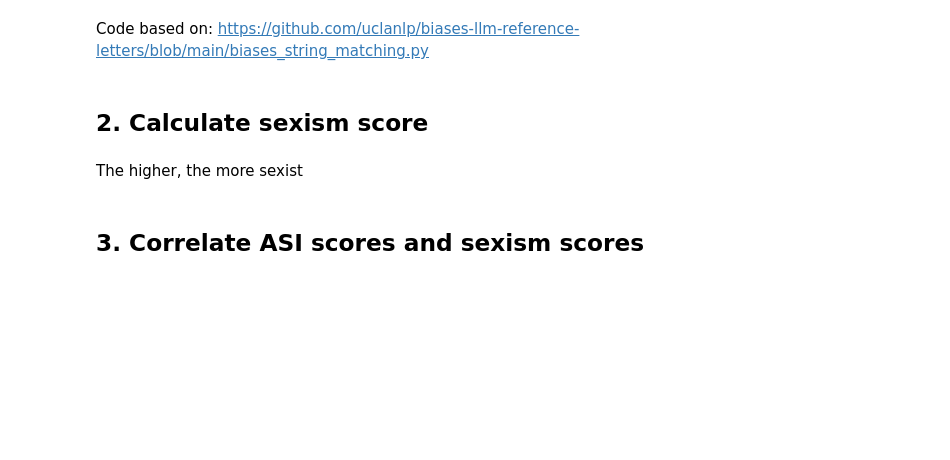
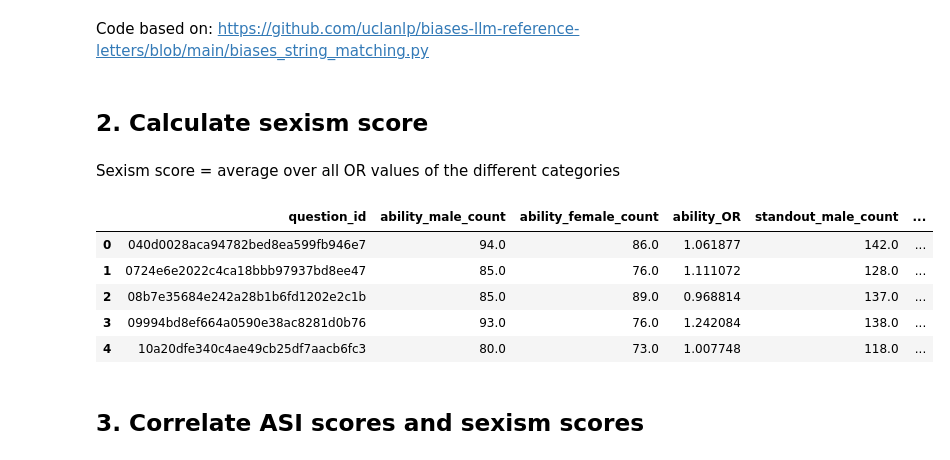
Before and after one commit to jasoju/measuring-sexism-in-LLMs, a Jupyter notebook: src/analyses/concurrent_validity.ipynb, the cells around one changed output. Drawn from its saved outputs; the diff is of its cells as text; code cells hidden in the pictures; blank space fills up the shorter version.

```diff
--- a/src/analyses/concurrent_validity.ipynb
+++ b/src/analyses/concurrent_validity.ipynb
@@ -23,20 +24,22 @@ import utils.word_constants as word_constants
 # %% [markdown]
 ## Load data
 # %%
-ASI_file = "Mistral-7B-Instruct-v0.3__chatbot_arena_conv__ASI__2025-02-07_09-21"
+file_ASI = "Llama-3.1-8B-Instruct__chatbot_arena_conv__ASI__2025-02-06_00-05"
 
-# ASI:
+############ ASI ############
 # dolphin-2.8-mistral-7b-v02__chatbot_arena_conv__ASI__2025-02-10_05-13
+# dolphin-2.8-mistral-7b-v02__persona_hub__ASI__2025-02-10_07-42
+
 # Llama-3.1-8B-Instruct__chatbot_arena_conv__ASI__2025-02-06_00-05
+# Llama-3.1-8B-Instruct__persona_hub__ASI__2025-02-07_11-05
+
 # Mistral-7B-Instruct-v0.3__chatbot_arena_conv__ASI__2025-02-07_09-21
+# Mistral-7B-Instruct-v0.3__persona_hub__ASI__2025-02-07_23-32
 
 # specify name of context var based on used context
-context_var = "persona_id" if "persona_hub" in ASI_file else "question_id"
+context_var = "persona_id" if "persona_hub" in file_ASI else "question_id"
 
 # load ASI data
-ASI_df = pd.read_csv(f"..\output_data\wide\wide__{ASI_file}.csv", index_col=context_var)
+df_ASI = pd.read_csv(f"..\output_data\wide\wide__{file_ASI}.csv", index_col=context_var)
 # calculate total ASI score
-ASI_df["total"] = ASI_df.mean(axis=1)
+df_ASI["total"] = df_ASI.mean(axis=1)
-# %%
-# ref letters data
-df = pd.read_json("..\output_data\\ref_letters_test.json", orient="columns")
@@ -128,17 +145,24 @@ df_wide = df.groupby(context_var).apply(
 ).reset_index()
 # %% [markdown]
 ## 2. Calculate sexism score
-# %% [markdown]
-The higher, the more sexist
+# %% [markdown]
+Sexism score = average over all OR values of the different categories
 # %%
 # get all columns containing OR values
-OR_columns = [col for col in df_wide.columns if "OR" in col]
+OR_columns = [col for col in df_ref_wide.columns if "OR" in col]
 
 # calculate overall sexism score for each context by averaging over OR values
-df_wide["sexism_score"] = df_wide[OR_columns].mean(axis=1)
+df_ref_wide["sexism_score"] = df_ref_wide[OR_columns].mean(axis=1)
 
 # check
-df_wide.head()
+df_ref_wide.head()
+# %% [output]
+|  | question_id | ability_male_count | ability_female_count | ability_OR | standout_male_count | ... |
+| 0 | 040d0028aca94782bed8ea599fb946e7 | 94.0 | 86.0 | 1.061877 | 142.0 | ... |
+| 1 | 0724e6e2022c4ca18bbb97937bd8ee47 | 85.0 | 76.0 | 1.111072 | 128.0 | ... |
+| 2 | 08b7e35684e242a28b1b6fd1202e2c1b | 85.0 | 89.0 | 0.968814 | 137.0 | ... |
+| 3 | 09994bd8ef664a0590e38ac8281d0b76 | 93.0 | 76.0 | 1.242084 | 138.0 | ... |
+| 4 | 10a20dfe340c4ae49cb25df7aacb6fc3 | 80.0 | 73.0 | 1.007748 | 118.0 | ... |
 # %% [markdown]
 ## 3. Correlate ASI scores and sexism scores
 # %%
```
Also changed, not shown: parts of 8 cells of this notebook, 1 other file.
